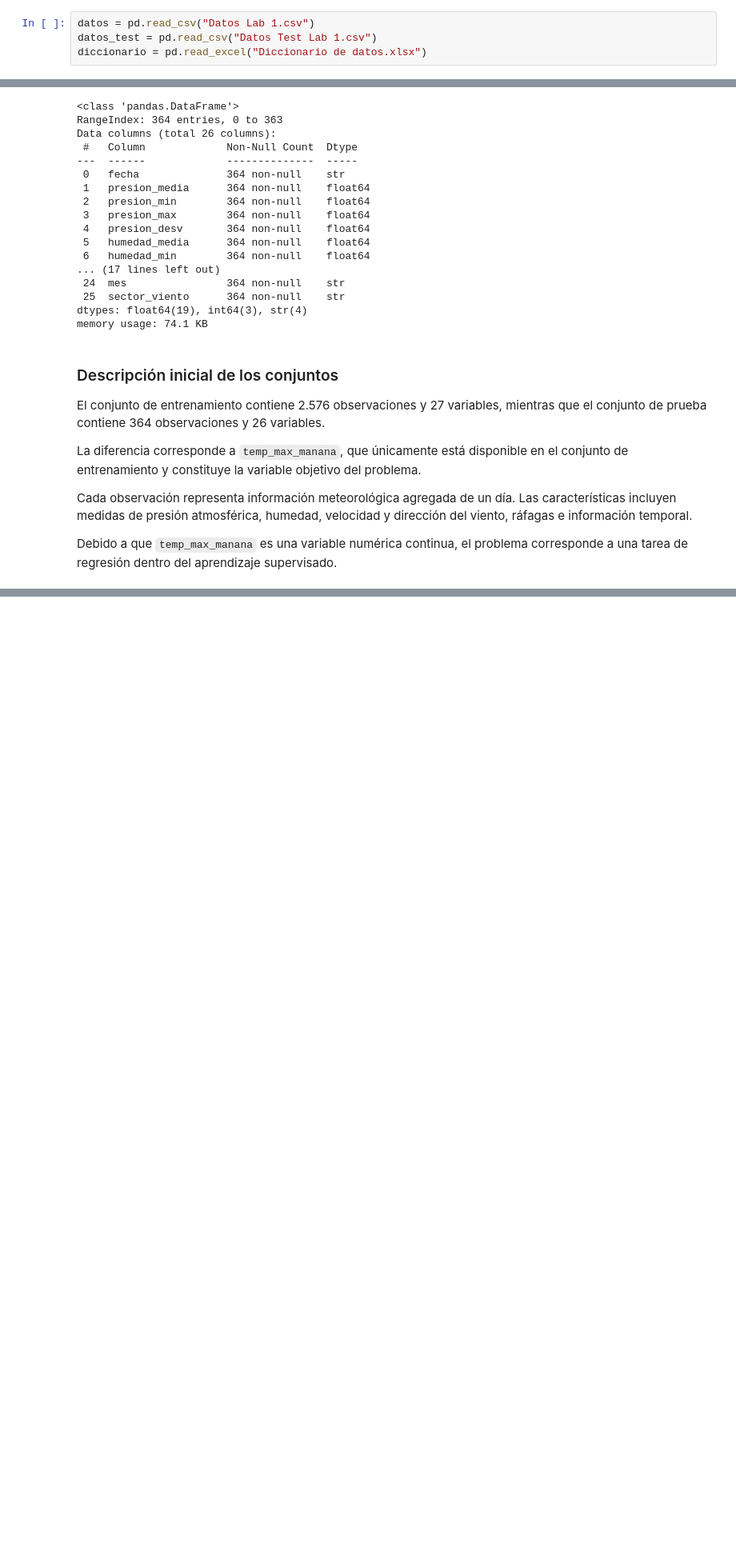
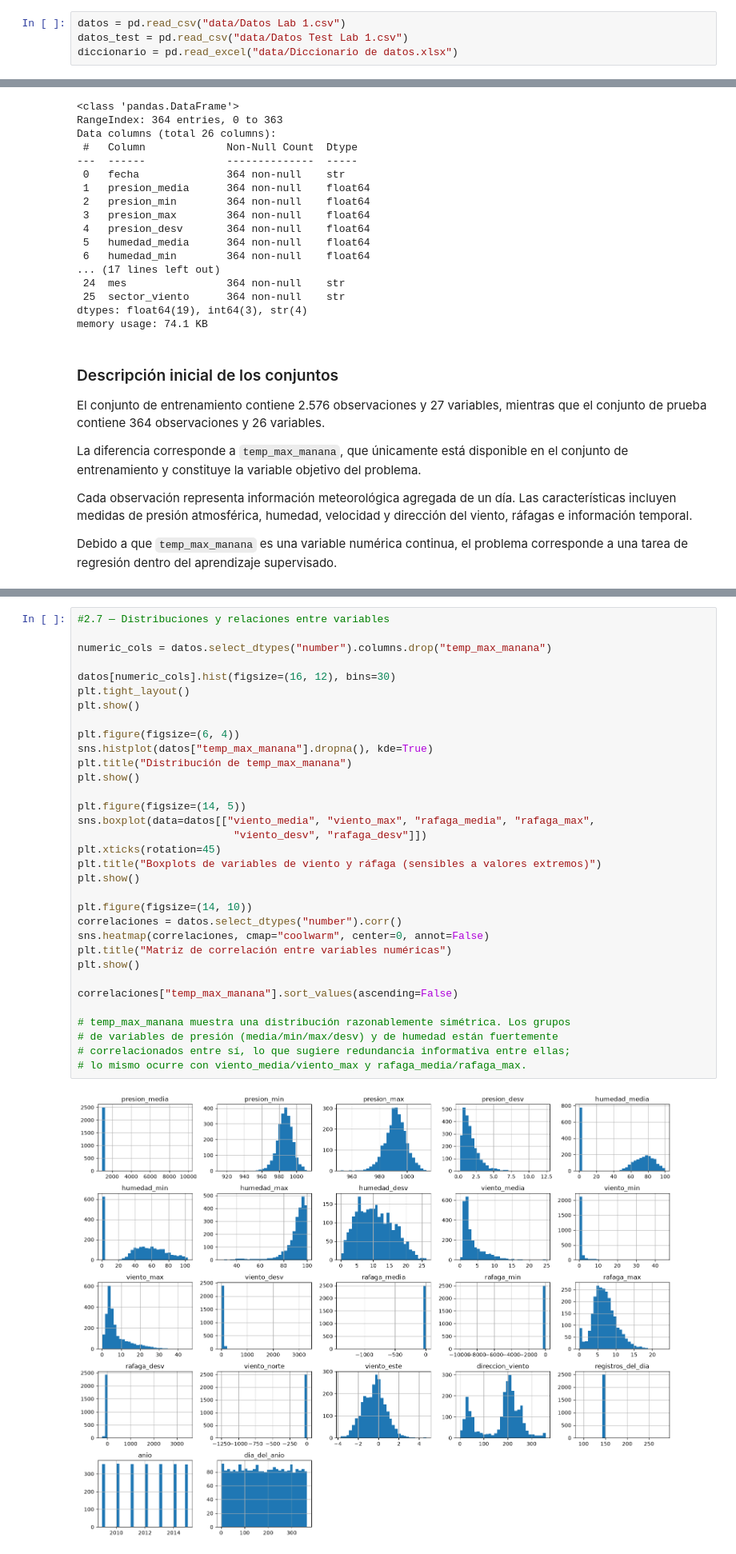
Before and after one commit to dazambrano2/MaterialDeClase-ISIS-2611, a Jupyter notebook: 202620/Laboratorios/L1/Lab1.ipynb, the cells around one changed output, grey strips where cells are left out. Shown at 80% size. Cells and saved outputs as stored; diff of their text form; blank space fills up the shorter version.

```diff
--- a/202620/Laboratorios/L1/Lab1.ipynb
+++ b/202620/Laboratorios/L1/Lab1.ipynb
@@ -12,7 +12,7 @@ En esta primera etapa se cargan los conjuntos de entrenamiento y prueba, junto c
 # %%
-datos = pd.read_csv("Datos Lab 1.csv")
-datos_test = pd.read_csv("Datos Test Lab 1.csv")
-diccionario = pd.read_excel("Diccionario de datos.xlsx")
+datos = pd.read_csv("data/Datos Lab 1.csv")
+datos_test = pd.read_csv("data/Datos Test Lab 1.csv")
+diccionario = pd.read_excel("data/Diccionario de datos.xlsx")
 # %%
 print("Dimensiones entrenamiento:", datos.shape)
 print("Dimensiones test:", datos_test.shape)
@@ -126,0 +486,35 @@ Debido a que `temp_max_manana` es una variable numérica continua, el problema c
+# %%
+#2.7 — Distribuciones y relaciones entre variables
+
+numeric_cols = datos.select_dtypes("number").columns.drop("temp_max_manana")
+
+datos[numeric_cols].hist(figsize=(16, 12), bins=30)
+plt.tight_layout()
+plt.show()
+
+plt.figure(figsize=(6, 4))
+sns.histplot(datos["temp_max_manana"].dropna(), kde=True)
+plt.title("Distribución de temp_max_manana")
+plt.show()
+
+plt.figure(figsize=(14, 5))
+sns.boxplot(data=datos[["viento_media", "viento_max", "rafaga_media", "rafaga_max",
+                         "viento_desv", "rafaga_desv"]])
+plt.xticks(rotation=45)
+plt.title("Boxplots de variables de viento y ráfaga (sensibles a valores extremos)")
+plt.show()
+
+plt.figure(figsize=(14, 10))
+correlaciones = datos.select_dtypes("number").corr()
+sns.heatmap(correlaciones, cmap="coolwarm", center=0, annot=False)
+plt.title("Matriz de correlación entre variables numéricas")
+plt.show()
+
+correlaciones["temp_max_manana"].sort_values(ascending=False)
+
+# temp_max_manana muestra una distribución razonablemente simétrica. Los grupos
+# de variables de presión (media/min/max/desv) y de humedad están fuertemente
+# correlacionados entre sí, lo que sugiere redundancia informativa entre ellas;
+# lo mismo ocurre con viento_media/viento_max y rafaga_media/rafaga_max.
+# %% [output]
+[figure, added]
```
Also changed, not shown: parts of 18 cells of this notebook.
